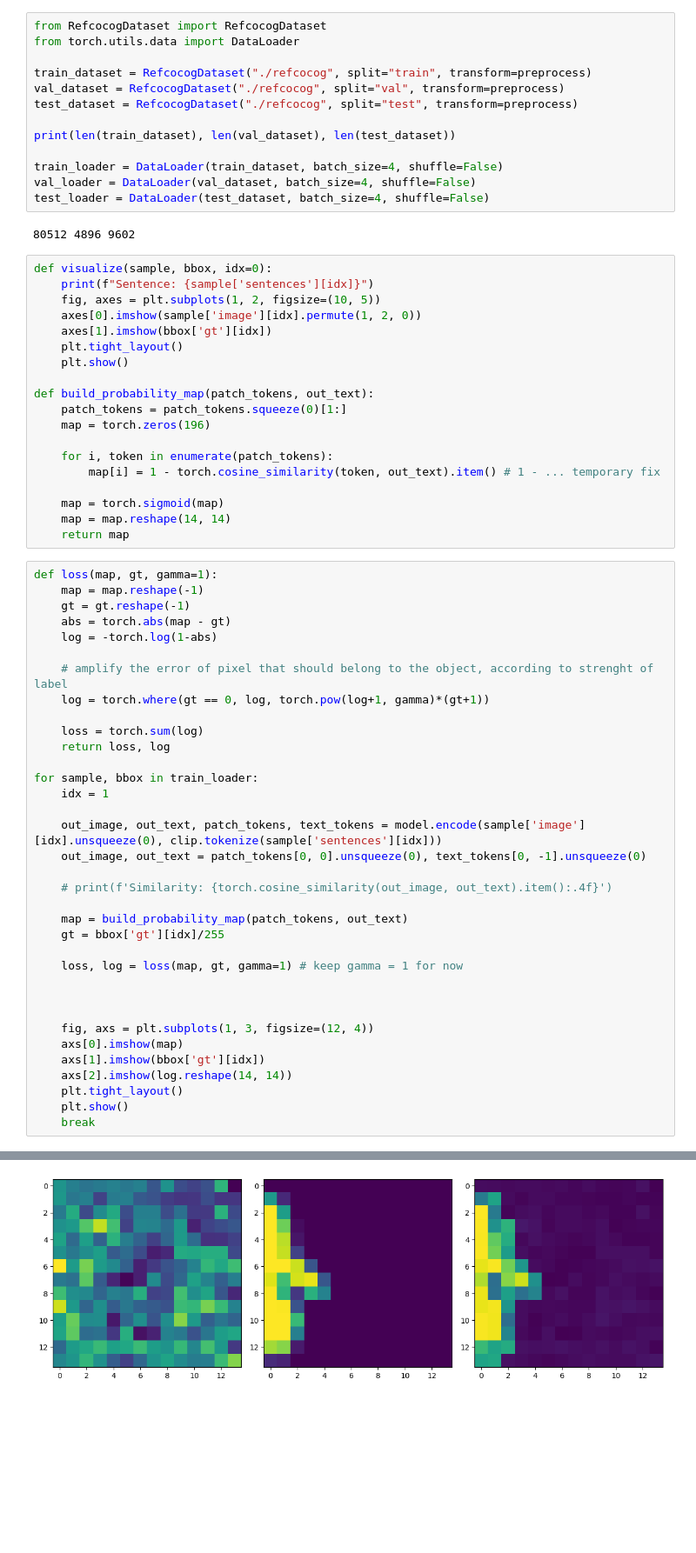
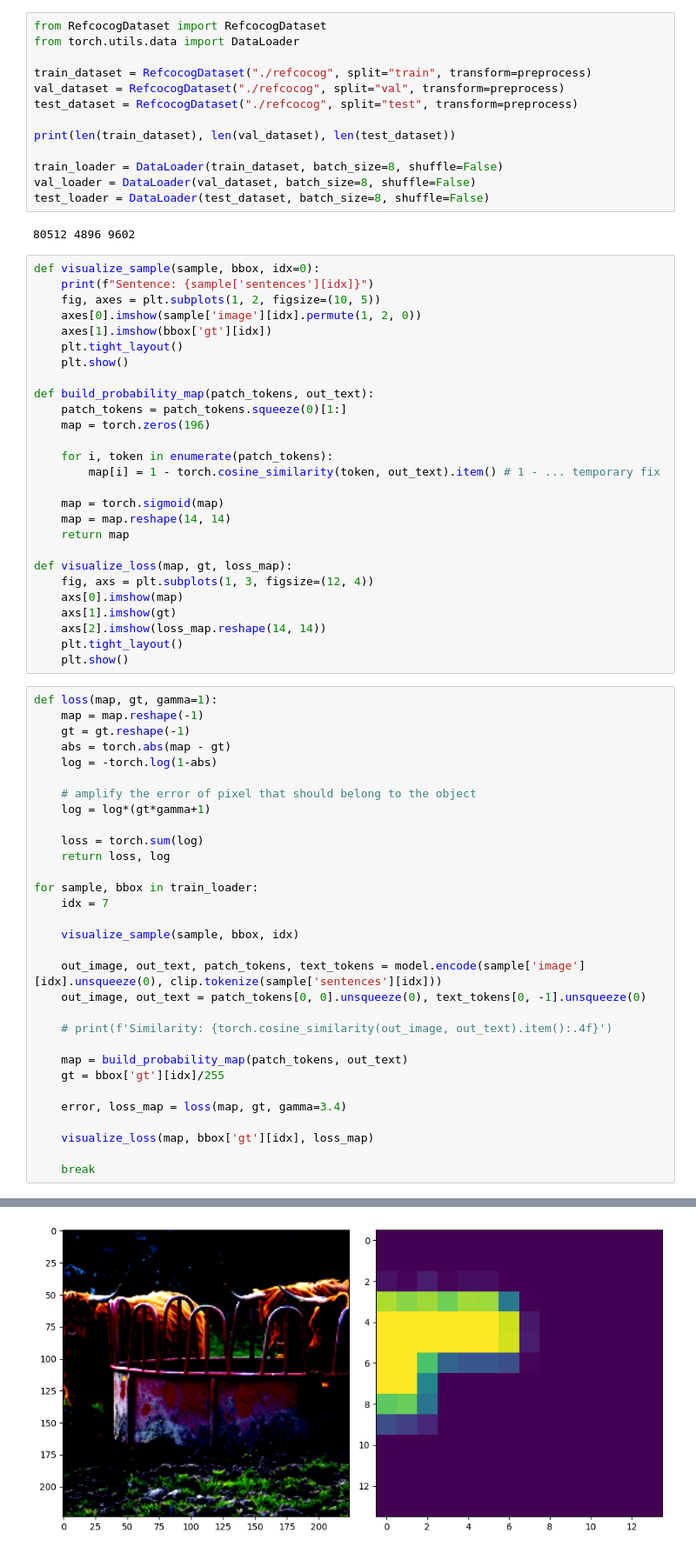
Before and after one commit to francesco-vaccari/ProjectDL, a Jupyter notebook: testing_loss.ipynb, the cells around one changed output, grey strips where cells are left out. Shown at 87% size. Cells and saved outputs as stored; diff of their text form; blank space fills up the shorter version.

```diff
--- a/testing_loss.ipynb
+++ b/testing_loss.ipynb
@@ -18,13 +19,13 @@ test_dataset = RefcocogDataset("./refcocog", split="test", transform=preprocess)
 
 print(len(train_dataset), len(val_dataset), len(test_dataset))
 
-train_loader = DataLoader(train_dataset, batch_size=4, shuffle=False)
-val_loader = DataLoader(val_dataset, batch_size=4, shuffle=False)
-test_loader = DataLoader(test_dataset, batch_size=4, shuffle=False)
+train_loader = DataLoader(train_dataset, batch_size=8, shuffle=False)
+val_loader = DataLoader(val_dataset, batch_size=8, shuffle=False)
+test_loader = DataLoader(test_dataset, batch_size=8, shuffle=False)
 # %% [output]
 80512 4896 9602
 # %%
-def visualize(sample, bbox, idx=0):
+def visualize_sample(sample, bbox, idx=0):
     print(f"Sentence: {sample['sentences'][idx]}")
     fig, axes = plt.subplots(1, 2, figsize=(10, 5))
     axes[0].imshow(sample['image'][idx].permute(1, 2, 0))
@@ -42,6 +43,14 @@ def build_probability_map(patch_tokens, out_text):
     map = torch.sigmoid(map)
     map = map.reshape(14, 14)
     return map
+
+def visualize_loss(map, gt, loss_map):
+    fig, axs = plt.subplots(1, 3, figsize=(12, 4))
+    axs[0].imshow(map)
+    axs[1].imshow(gt)
+    axs[2].imshow(loss_map.reshape(14, 14))
+    plt.tight_layout()
+    plt.show()
 # %%
 def loss(map, gt, gamma=1):
     map = map.reshape(-1)
@@ -49,14 +58,16 @@ def loss(map, gt, gamma=1):
     abs = torch.abs(map - gt)
     log = -torch.log(1-abs)
 
-    # amplify the error of pixel that should belong to the object, according to strenght of label
-    log = torch.where(gt == 0, log, torch.pow(log+1, gamma)*(gt+1))
+    # amplify the error of pixel that should belong to the object
+    log = log*(gt*gamma+1)
 
     loss = torch.sum(log)
     return loss, log
 
 for sample, bbox in train_loader:
-    idx = 1
+    idx = 7
+
+    visualize_sample(sample, bbox, idx)
 
     out_image, out_text, patch_tokens, text_tokens = model.encode(sample['image'][idx].unsqueeze(0), clip.tokenize(sample['sentences'][idx]))
     out_image, out_text = patch_tokens[0, 0].unsqueeze(0), text_tokens[0, -1].unsqueeze(0)
@@ -66,15 +77,9 @@ for sample, bbox in train_loader:
     map = build_probability_map(patch_tokens, out_text)
     gt = bbox['gt'][idx]/255
 
-    loss, log = loss(map, gt, gamma=1) # keep gamma = 1 for now
+    error, loss_map = loss(map, gt, gamma=3.4)
 
+    visualize_loss(map, bbox['gt'][idx], loss_map)
 
-
-    fig, axs = plt.subplots(1, 3, figsize=(12, 4))
-    axs[0].imshow(map)
-    axs[1].imshow(bbox['gt'][idx])
-    axs[2].imshow(log.reshape(14, 14))
-    plt.tight_layout()
-    plt.show()
     break
 # %% [output]
@@ -81 +88 @@ for sample, bbox in train_loader:
-[figure, old version]
+[figure, new version]
```
Also changed, not shown: parts of 3 cells of this notebook.
